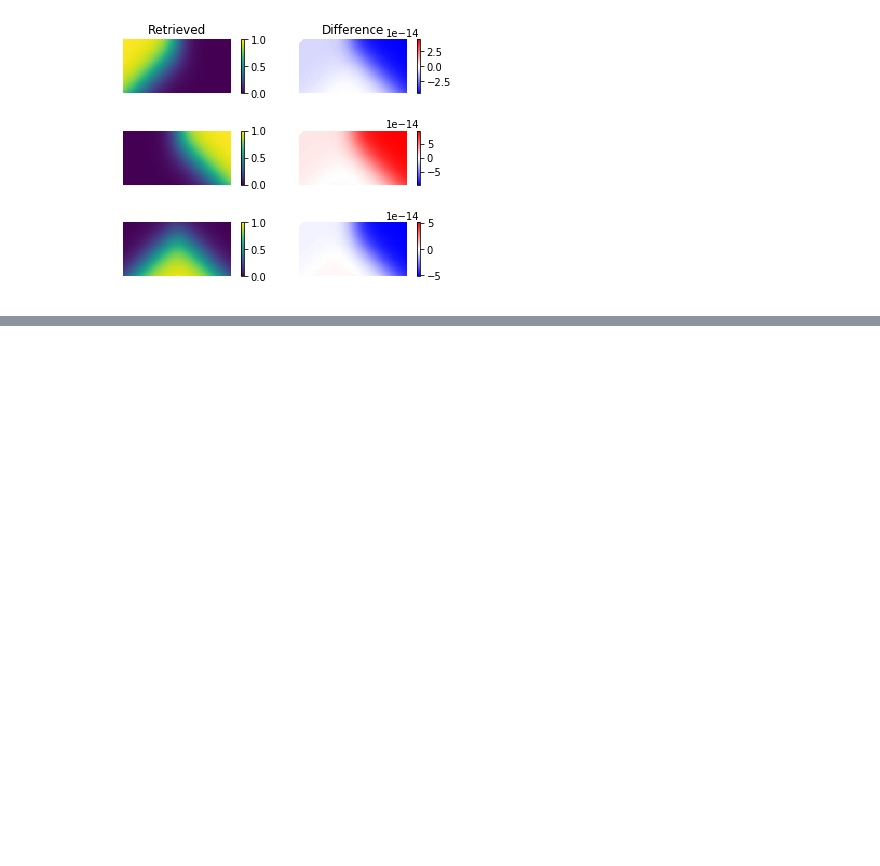
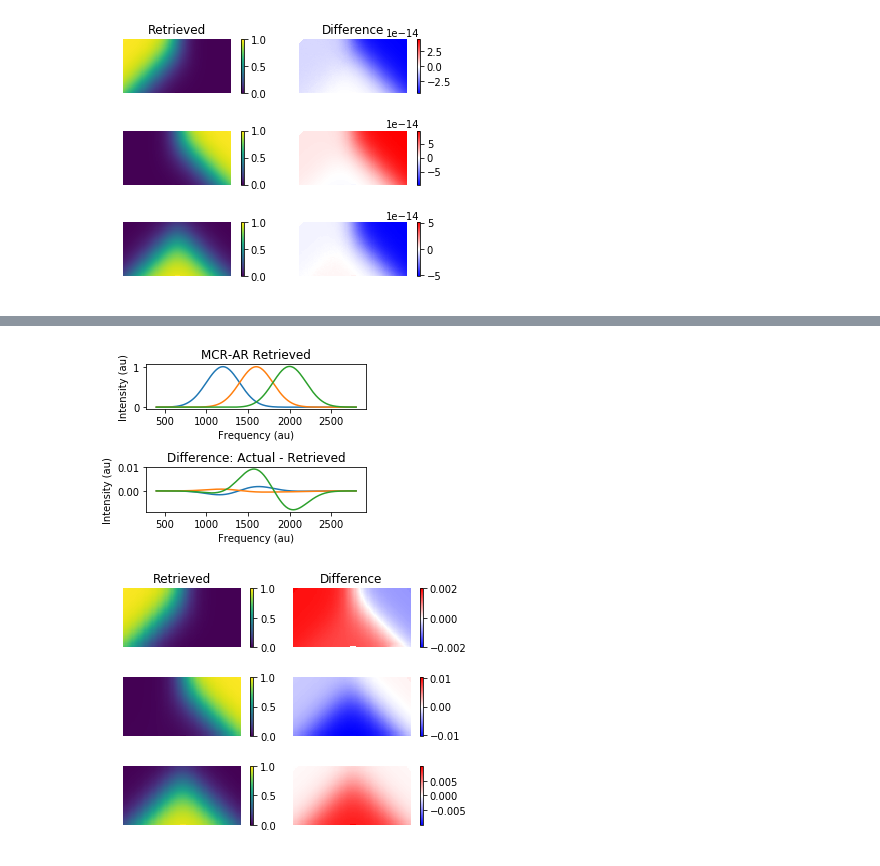
Before and after one commit to usnistgov/pyMCR, a Jupyter notebook: Examples/NIST_JRes_Paper.ipynb, the cells around one changed output, grey strips where cells are left out. Cells and saved outputs as stored; diff of their text form; code cells hidden in the pictures; blank space fills up the shorter version.

```diff
--- a/Examples/NIST_JRes_Paper.ipynb
+++ b/Examples/NIST_JRes_Paper.ipynb
@@ -497,0 +502,7 @@ plt.show()
+# %%
+mcrar = McrAR(max_iter=1000, tol_increase=1.0, st_regr=Ridge(alpha=0.01, fit_intercept=False), c_regr='NNLS',
+              c_constraints=[ConstraintNorm()],
+              st_constraints=[ConstraintNonneg()])
+
+mcrar.fit(hsi.reshape((-1, wn.size)), ST=initial_spectra, verbose=True)
+print('\nFinal MSE: {:.7e}'.format(mcrar.err[-1]))
@@ -497,0 +527,63 @@ plt.show()
+# %%
+# plt.figure(figsize=(6,4))
+# plt.subplot(221)
+# plt.plot(wn, initial_spectra.T)
+# plt.xlabel('Frequency (au)')
+# plt.ylabel('Intensity (au)')
+# plt.title('Initial Guess')
+
+# plt.subplot(222)
+# plt.plot(wn, spectra.T)
+# plt.xlabel('Frequency (au)')
+# plt.ylabel('Intensity (au)')
+# plt.title('Actual')
+
+plt.figure(figsize=(4,3))
+plt.subplot(211)
+plt.plot(wn, mcrar.ST_opt_.T)
+plt.xlabel('Frequency (au)')
+plt.ylabel('Intensity (au)')
+plt.title('MCR-AR Retrieved')
+
+plt.subplot(212)
+plt.plot(wn, spectra.T - mcrar.ST_opt_.T)
+plt.xlabel('Frequency (au)')
+plt.ylabel('Intensity (au)')
+plt.title('Difference: Actual - Retrieved')
+
+plt.tight_layout()
+# plt.axis(ymin=-1e-4, ymax=1e-4 )
+plt.savefig('NJRes_Ridge_Spectra.eps')
+plt.show()
+
+temp = mcrar.C_opt_.reshape(conc.shape)
+plt.figure(figsize=(6,4))
+for num in range(n_components):
+    plt.subplot(3,2,2*num+1)
+
+#     plt.subplot(3,3,3*num+2)
+    plt.imshow(temp[...,num], clim=[0,1])
+    plt.colorbar()
+    plt.axis('off')
+
+    if num == 0:
+        plt.title('Retrieved')
+
+    plt.subplot(3,2,2*num+2)
+    temp_differ = conc[...,num] - temp[...,num]
+    temp_max_differ = np.abs(temp_differ).max()
+#     if temp_max_differ < 1e-4:
+#         temp_max_differ = 1e-4
+    plt.imshow(temp_differ, cmap='bwr', clim=[-temp_max_differ, temp_max_differ])
+    plt.colorbar()
+    plt.axis('off')
+
+    if num == 0:
+        plt.title('Difference')
+
+plt.tight_layout(w_pad=-5)
+plt.savefig('NJRes_Ridge_Conc.eps')
+plt.show()
+# %% [output]
+[figure, added]
+[figure, added]
```
Also changed, not shown: parts of 4 cells of this notebook.
